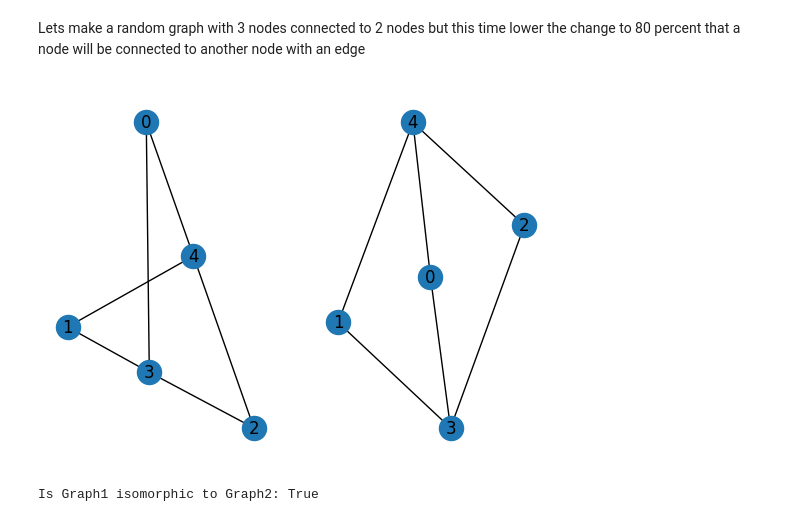
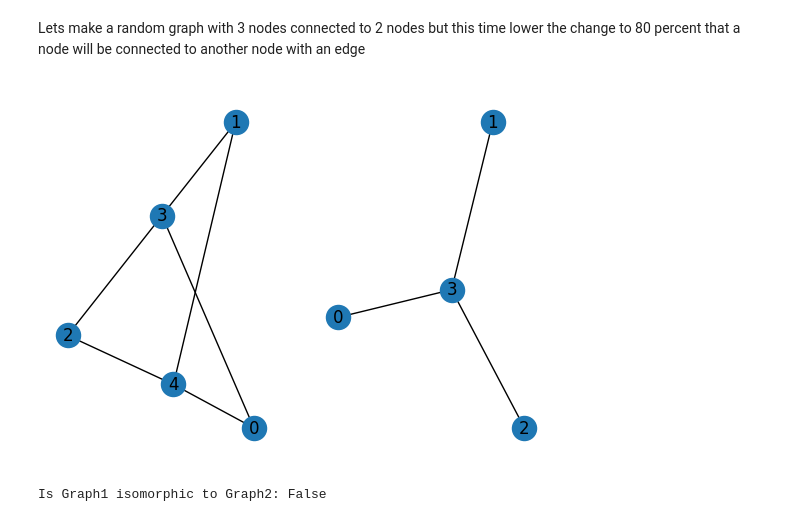
Before and after one commit to EthanConneely/Graph-Theory-Project, a Jupyter notebook: graph_isomorphism.ipynb, the cells around one changed output. Cells and saved outputs as stored; diff of their text form; code cells hidden in the pictures.

```diff
--- a/graph_isomorphism.ipynb
+++ b/graph_isomorphism.ipynb
@@ -106,31 +129,31 @@ Lets make a random graph with 3 nodes connected to 2 nodes but this time lower t
 # %%
 import random
 from time import time
 
 
 random.seed(time())
 
 G1 = nx.bipartite.random_graph(3,2,1)
 Graph1 = nx.Graph()
 Graph1.add_nodes_from(G1.nodes())
 Graph1.add_edges_from(G1.edges())
 
-G2 = nx.bipartite.random_graph(3,2,.8)
+G2 = nx.bipartite.random_graph(3,1,1)
 Graph2 = nx.Graph()
 Graph2.add_nodes_from(G2.nodes())
 Graph2.add_edges_from(G2.edges())
 
 
 
 plt.subplot(1,2,1) # Draw the first graph at index 1
 nx.draw(Graph1,with_labels=True)
 
 
 plt.subplot(1,2,2) # Draw the first graph at index 1
 nx.draw(Graph2,with_labels=True)
 plt.show()
 
 print("Is Graph1 isomorphic to Graph2:",nx.is_isomorphic(Graph1,Graph2))
 # %% [output]
-[figure, old version]
+[figure, new version]
-Is Graph1 isomorphic to Graph2: True
+Is Graph1 isomorphic to Graph2: False
```
Also changed, not shown: parts of 7 cells of this notebook.
